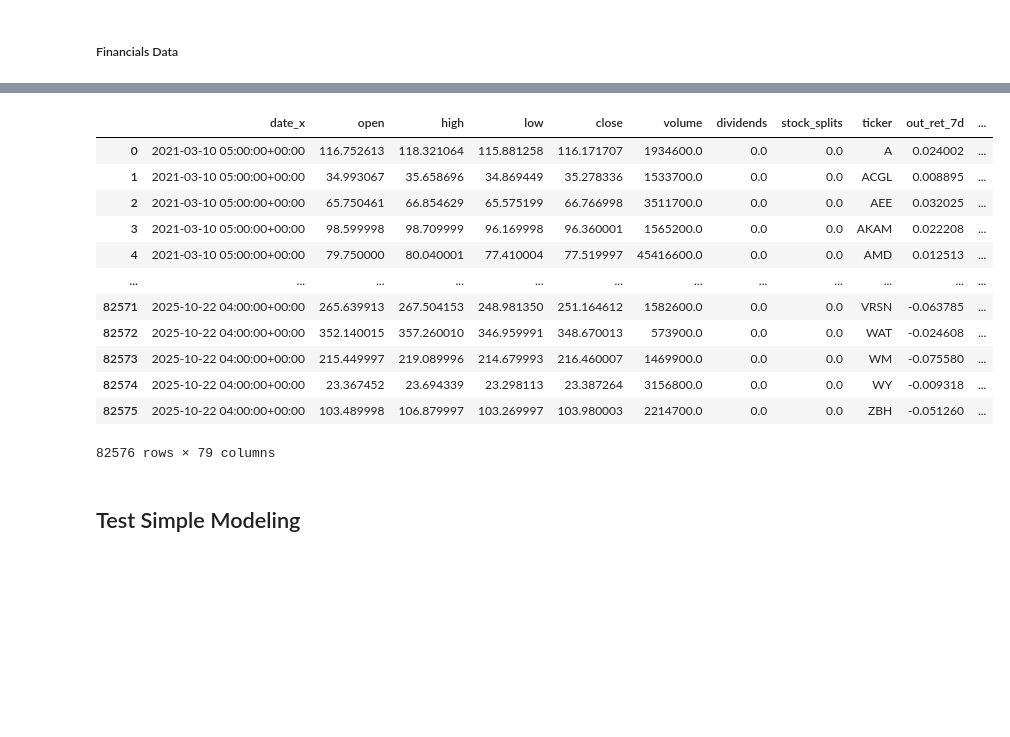
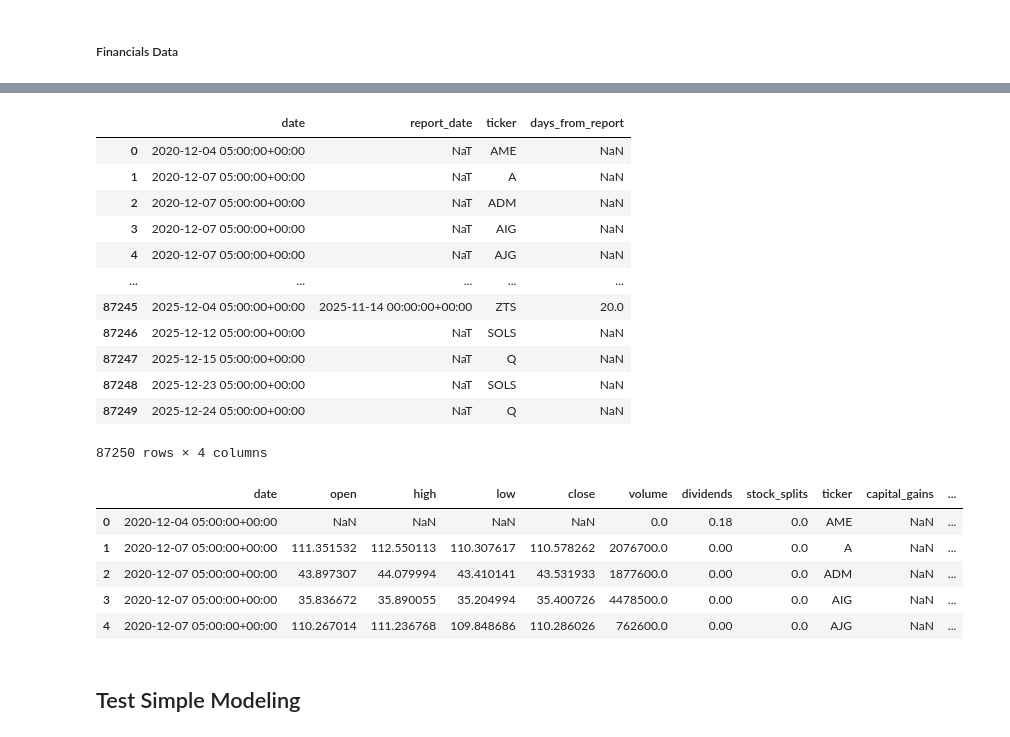
Before and after one commit to tuawong/stock-trading, a Jupyter notebook: DataTestAndTraining.ipynb, the cells around one changed output, grey strips where cells are left out. Saved outputs shown, nothing was run; the diff lists cells and outputs as text; code cells hidden in the pictures; blank space fills up the shorter version.

```diff
--- a/DataTestAndTraining.ipynb
+++ b/DataTestAndTraining.ipynb
@@ -225,6 +299,13 @@ outdata.head()
 # %% [markdown]
 ##### Financials Data
 # %%
-date_band = '30d'
+date_band = '45d'
 # %%
 fundamentals = pd.read_csv("data/fundamentals_signals.csv")
+
+fundamentals['date'] = pd.to_datetime(fundamentals['date'], utc=True)
+
+#Assume 30D lags in financial reporting
+fundamentals['report_date'] = fundamentals['date'] + pd.Timedelta(date_band)
+fundamentals = fundamentals.sort_values(["ticker", "report_date"])
+fundamentals = fundamentals.drop('date', axis=1)
@@ -253,6 +327,6 @@ report_date                ticker
 Name: count, Length: 5338, dtype: int64
 # %%
-fundamentals = fundamentals.groupby(['ticker', 'date', 'period', 'report_date']).mean().reset_index()
+fundamentals = fundamentals.groupby(['ticker', 'report_date', 'period']).mean().reset_index()
 # %%
 merged = pd.merge_asof(
     outdata.sort_values(["date", "ticker"]),
@@ -263,20 +337,31 @@ merged = pd.merge_asof(
     direction="backward",
     tolerance=pd.Timedelta("180D")  # optional but recommended
 )
+
+merged['days_from_report'] = (merged['date'] - merged['report_date']).dt.days
+# %%
+merged[['date', 'report_date', 'ticker', 'days_from_report']]
+# %% [output]
+|  | date | report_date | ticker | days_from_report |
+| 0 | 2020-12-04 05:00:00+00:00 | NaT | AME | NaN |
+| 1 | 2020-12-07 05:00:00+00:00 | NaT | A | NaN |
+| 2 | 2020-12-07 05:00:00+00:00 | NaT | ADM | NaN |
+| 3 | 2020-12-07 05:00:00+00:00 | NaT | AIG | NaN |
+| 4 | 2020-12-07 05:00:00+00:00 | NaT | AJG | NaN |
+| ... | ... | ... | ... | ... |
+| 87245 | 2025-12-04 05:00:00+00:00 | 2025-11-14 00:00:00+00:00 | ZTS | 20.0 |
+| 87246 | 2025-12-12 05:00:00+00:00 | NaT | SOLS | NaN |
+| 87247 | 2025-12-15 05:00:00+00:00 | NaT | Q | NaN |
+| 87248 | 2025-12-23 05:00:00+00:00 | NaT | SOLS | NaN |
+| 87249 | 2025-12-24 05:00:00+00:00 | NaT | Q | NaN |
+87250 rows × 4 columns
 # %%
-merged
+merged.head()
 # %% [output]
-|  | date_x | open | high | low | close | volume | dividends | stock_splits | ticker | out_ret_7d | ... |
-| 0 | 2021-03-10 05:00:00+00:00 | 116.752613 | 118.321064 | 115.881258 | 116.171707 | 1934600.0 | 0.0 | 0.0 | A | 0.024002 | ... |
-| 1 | 2021-03-10 05:00:00+00:00 | 34.993067 | 35.658696 | 34.869449 | 35.278336 | 1533700.0 | 0.0 | 0.0 | ACGL | 0.008895 | ... |
-| 2 | 2021-03-10 05:00:00+00:00 | 65.750461 | 66.854629 | 65.575199 | 66.766998 | 3511700.0 | 0.0 | 0.0 | AEE | 0.032025 | ... |
-| 3 | 2021-03-10 05:00:00+00:00 | 98.599998 | 98.709999 | 96.169998 | 96.360001 | 1565200.0 | 0.0 | 0.0 | AKAM | 0.022208 | ... |
-| 4 | 2021-03-10 05:00:00+00:00 | 79.750000 | 80.040001 | 77.410004 | 77.519997 | 45416600.0 | 0.0 | 0.0 | AMD | 0.012513 | ... |
-| ... | ... | ... | ... | ... | ... | ... | ... | ... | ... | ... | ... |
-| 82571 | 2025-10-22 04:00:00+00:00 | 265.639913 | 267.504153 | 248.981350 | 251.164612 | 1582600.0 | 0.0 | 0.0 | VRSN | -0.063785 | ... |
-| 82572 | 2025-10-22 04:00:00+00:00 | 352.140015 | 357.260010 | 346.959991 | 348.670013 | 573900.0 | 0.0 | 0.0 | WAT | -0.024608 | ... |
-| 82573 | 2025-10-22 04:00:00+00:00 | 215.449997 | 219.089996 | 214.679993 | 216.460007 | 1469900.0 | 0.0 | 0.0 | WM | -0.075580 | ... |
-| 82574 | 2025-10-22 04:00:00+00:00 | 23.367452 | 23.694339 | 23.298113 | 23.387264 | 3156800.0 | 0.0 | 0.0 | WY | -0.009318 | ... |
-| 82575 | 2025-10-22 04:00:00+00:00 | 103.489998 | 106.879997 | 103.269997 | 103.980003 | 2214700.0 | 0.0 | 0.0 | ZBH | -0.051260 | ... |
+|  | date | open | high | low | close | volume | dividends | stock_splits | ticker | capital_gains | ... |
+| 0 | 2020-12-04 05:00:00+00:00 | NaN | NaN | NaN | NaN | 0.0 | 0.18 | 0.0 | AME | NaN | ... |
+| 1 | 2020-12-07 05:00:00+00:00 | 111.351532 | 112.550113 | 110.307617 | 110.578262 | 2076700.0 | 0.00 | 0.0 | A | NaN | ... |
+| 2 | 2020-12-07 05:00:00+00:00 | 43.897307 | 44.079994 | 43.410141 | 43.531933 | 1877600.0 | 0.00 | 0.0 | ADM | NaN | ... |
+| 3 | 2020-12-07 05:00:00+00:00 | 35.836672 | 35.890055 | 35.204994 | 35.400726 | 4478500.0 | 0.00 | 0.0 | AIG | NaN | ... |
+| 4 | 2020-12-07 05:00:00+00:00 | 110.267014 | 111.236768 | 109.848686 | 110.286026 | 762600.0 | 0.00 | 0.0 | AJG | NaN | ... |
-82576 rows × 79 columns
 # %%
```
Also changed, not shown: parts of 28 cells of this notebook, 3 other files.
